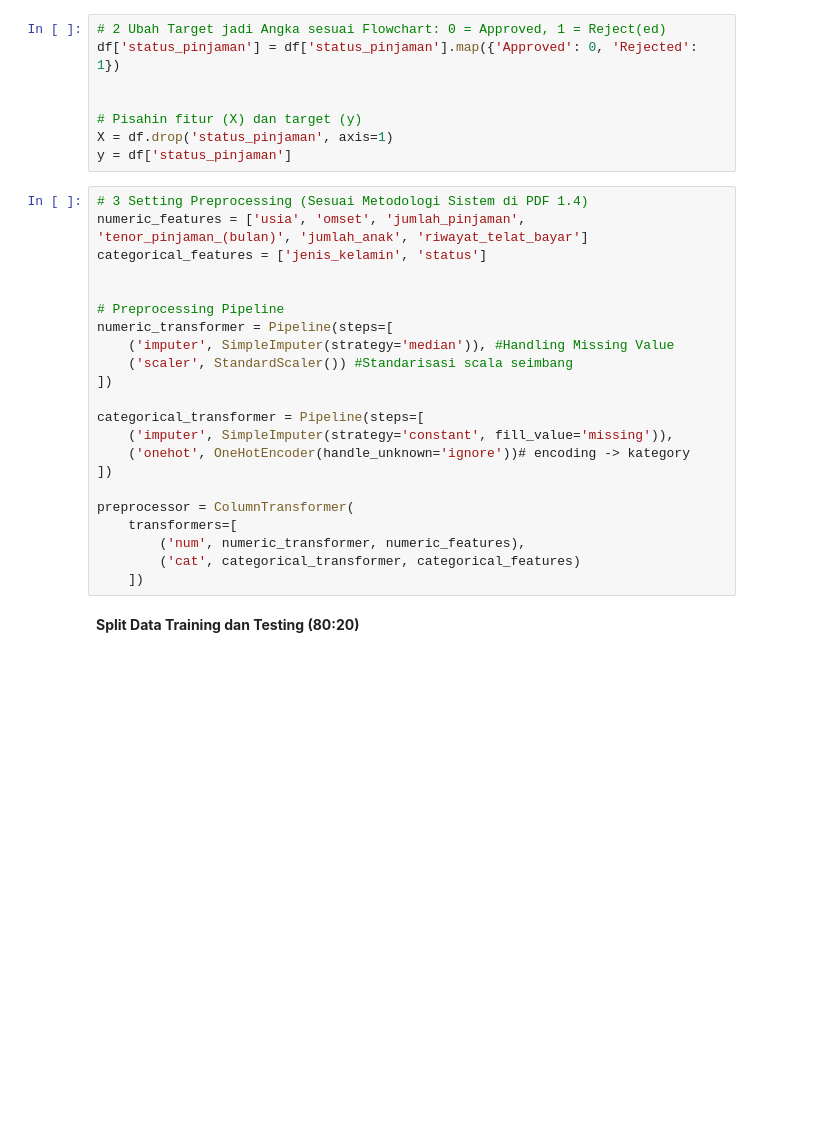
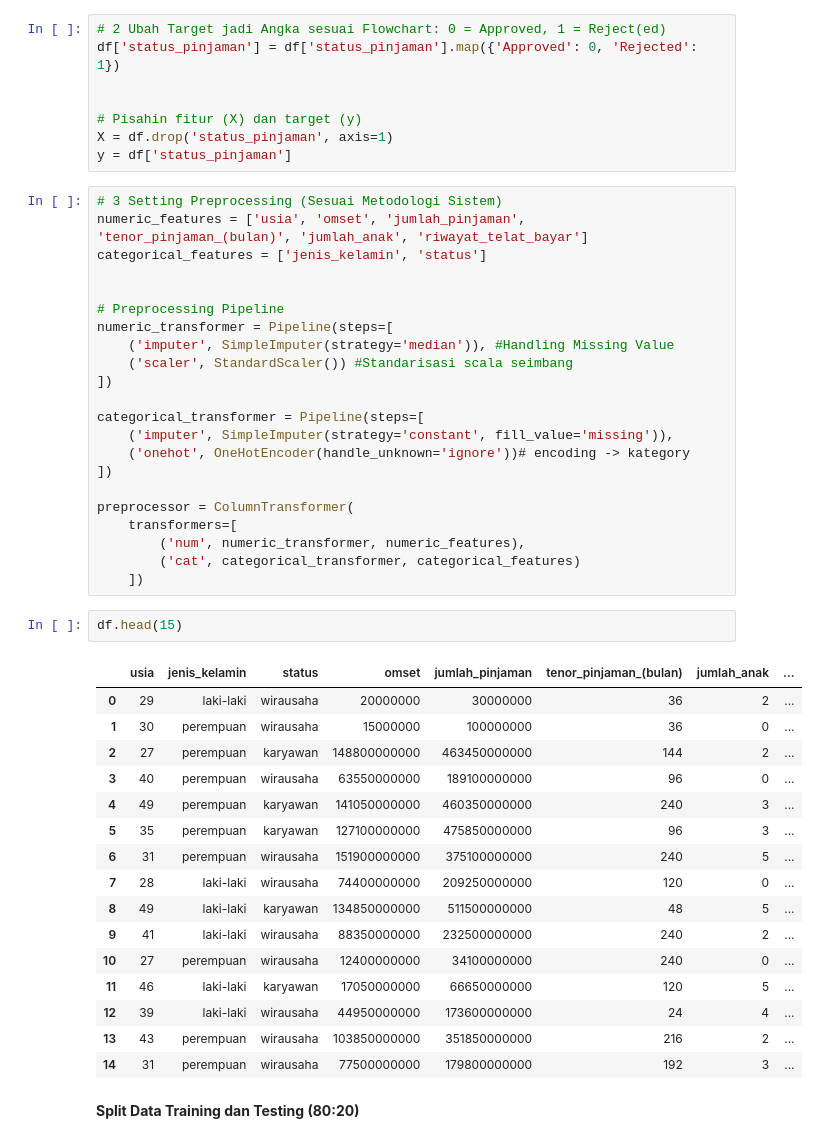
Before and after one commit to Luseat/KlasifikasiRnadomForest, a Jupyter notebook: pembuatan_model_random_forest_&_bagging.ipynb, the cells around one changed output. Cells and saved outputs as stored; diff of their text form; blank space fills up the shorter version.

```diff
--- a/pembuatan_model_random_forest_&_bagging.ipynb
+++ b/pembuatan_model_random_forest_&_bagging.ipynb
@@ -61,7 +61,7 @@ df['status_pinjaman'] = df['status_pinjaman'].map({'Approved': 0, 'Rejected': 1}
 X = df.drop('status_pinjaman', axis=1)
 y = df['status_pinjaman']
 # %%
-# 3 Setting Preprocessing (Sesuai Metodologi Sistem di PDF 1.4)
+# 3 Setting Preprocessing (Sesuai Metodologi Sistem)
 numeric_features = ['usia', 'omset', 'jumlah_pinjaman', 'tenor_pinjaman_(bulan)', 'jumlah_anak', 'riwayat_telat_bayar']
 categorical_features = ['jenis_kelamin', 'status']
 
@@ -82,6 +82,25 @@ preprocessor = ColumnTransformer(
         ('num', numeric_transformer, numeric_features),
         ('cat', categorical_transformer, categorical_features)
     ])
+# %%
+df.head(15)
+# %% [output]
+|  | usia | jenis_kelamin | status | omset | jumlah_pinjaman | tenor_pinjaman_(bulan) | jumlah_anak | ... |
+| 0 | 29 | laki-laki | wirausaha | 20000000 | 30000000 | 36 | 2 | ... |
+| 1 | 30 | perempuan | wirausaha | 15000000 | 100000000 | 36 | 0 | ... |
+| 2 | 27 | perempuan | karyawan | 148800000000 | 463450000000 | 144 | 2 | ... |
+| 3 | 40 | perempuan | wirausaha | 63550000000 | 189100000000 | 96 | 0 | ... |
+| 4 | 49 | perempuan | karyawan | 141050000000 | 460350000000 | 240 | 3 | ... |
+| 5 | 35 | perempuan | karyawan | 127100000000 | 475850000000 | 96 | 3 | ... |
+| 6 | 31 | perempuan | wirausaha | 151900000000 | 375100000000 | 240 | 5 | ... |
+| 7 | 28 | laki-laki | wirausaha | 74400000000 | 209250000000 | 120 | 0 | ... |
+| 8 | 49 | laki-laki | karyawan | 134850000000 | 511500000000 | 48 | 5 | ... |
+| 9 | 41 | laki-laki | wirausaha | 88350000000 | 232500000000 | 240 | 2 | ... |
+| 10 | 27 | perempuan | wirausaha | 12400000000 | 34100000000 | 240 | 0 | ... |
+| 11 | 46 | laki-laki | karyawan | 17050000000 | 66650000000 | 120 | 5 | ... |
+| 12 | 39 | laki-laki | wirausaha | 44950000000 | 173600000000 | 24 | 4 | ... |
+| 13 | 43 | perempuan | wirausaha | 103850000000 | 351850000000 | 216 | 2 | ... |
+| 14 | 31 | perempuan | wirausaha | 77500000000 | 179800000000 | 192 | 3 | ... |
 # %% [markdown]
 **Split Data Training dan Testing (80:20)**
 # %%
```
Also changed, not shown: parts of 2 cells of this notebook.
